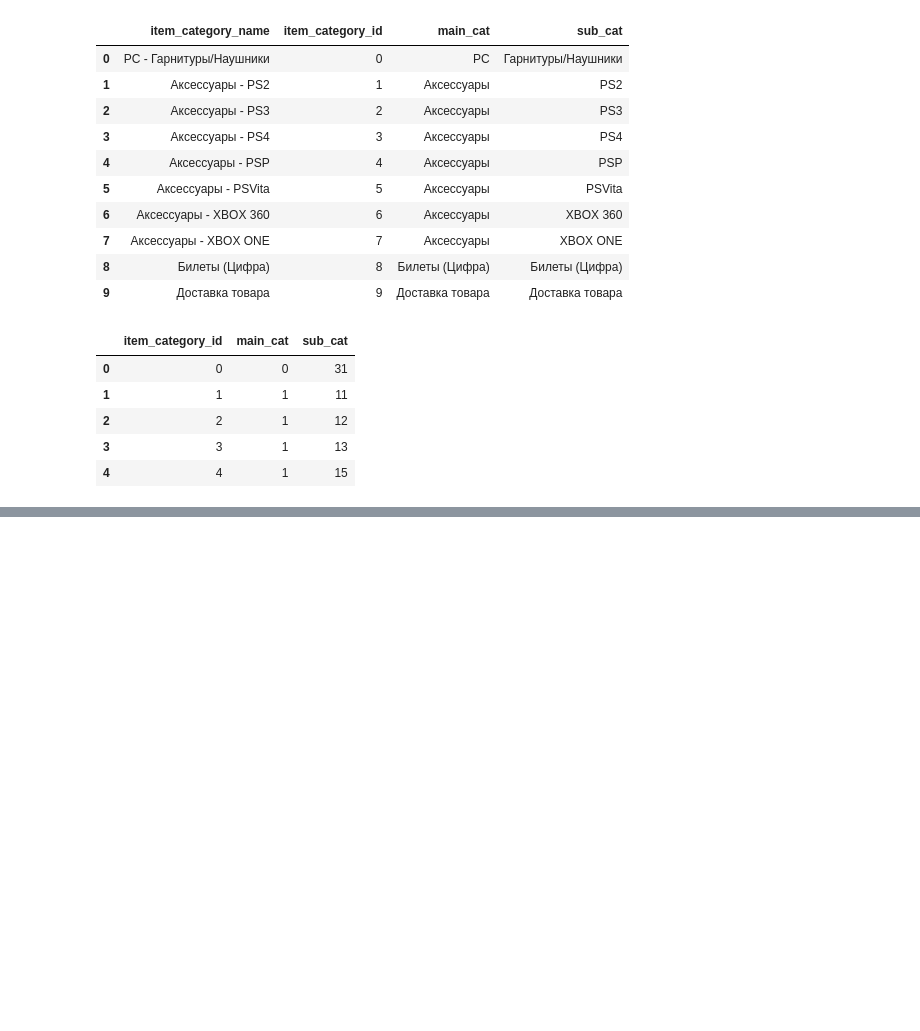
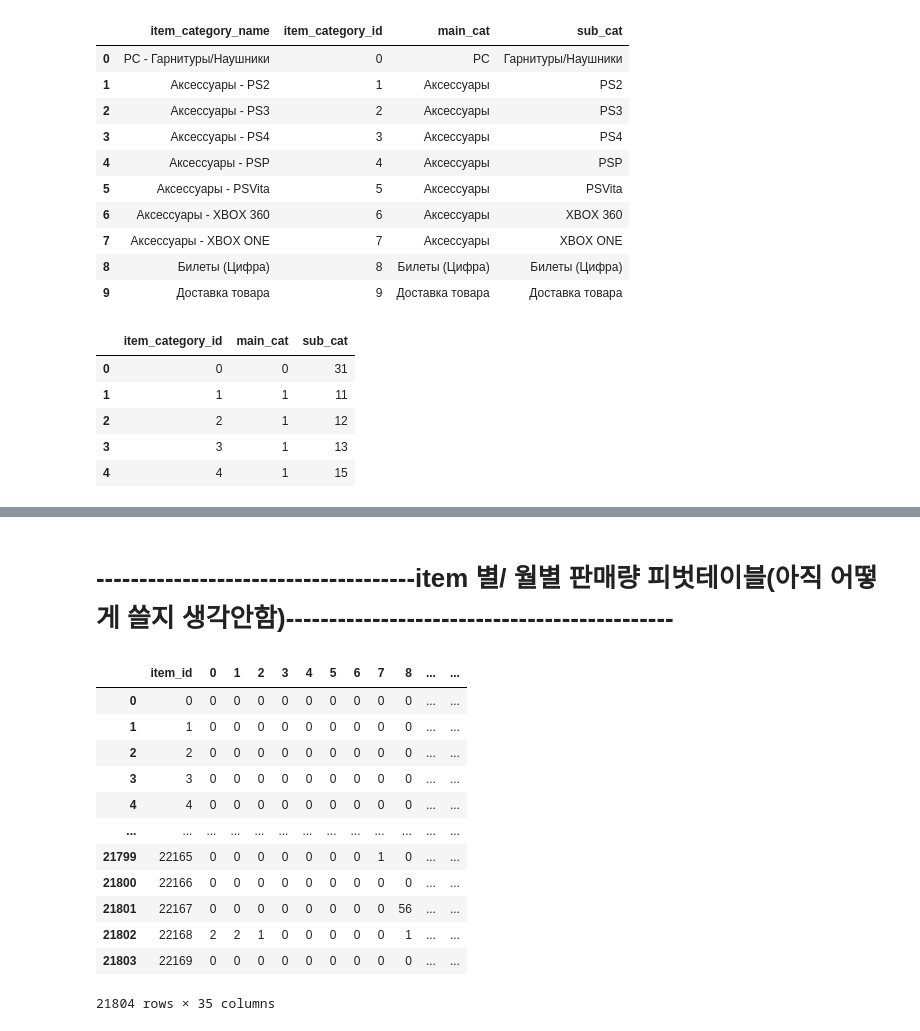
Before and after one commit to dodo-Riley/kaggle, a Jupyter notebook: Future_Sales/upload/DatPi_future_sales_EDA.ipynb, the cells around one changed output, grey strips where cells are left out. Cells and saved outputs as stored; diff of their text form; code cells hidden in the pictures; blank space fills up the shorter version.

```diff
--- a/Future_Sales/upload/DatPi_future_sales_EDA.ipynb
+++ b/Future_Sales/upload/DatPi_future_sales_EDA.ipynb
@@ -730,0 +940,20 @@ df_item_categories_label.head()
+# %% [markdown]
+# -------------------------------------item  별/ 월별 판매량 피벗테이블(아직 어떻게 쓸지 생각안함)---------------------------------------------
+# %%
+cnt_item_month = df_train.pivot_table(index='item_id',values='item_cnt_day', columns='date_block_num', aggfunc='sum', fill_value=0).reset_index()
+cnt_item_month.columns.name = None
+cnt_item_month
+# %% [output]
+|  | item_id | 0 | 1 | 2 | 3 | 4 | 5 | 6 | 7 | 8 | ... | ... |
+| 0 | 0 | 0 | 0 | 0 | 0 | 0 | 0 | 0 | 0 | 0 | ... | ... |
+| 1 | 1 | 0 | 0 | 0 | 0 | 0 | 0 | 0 | 0 | 0 | ... | ... |
+| 2 | 2 | 0 | 0 | 0 | 0 | 0 | 0 | 0 | 0 | 0 | ... | ... |
+| 3 | 3 | 0 | 0 | 0 | 0 | 0 | 0 | 0 | 0 | 0 | ... | ... |
+| 4 | 4 | 0 | 0 | 0 | 0 | 0 | 0 | 0 | 0 | 0 | ... | ... |
+| ... | ... | ... | ... | ... | ... | ... | ... | ... | ... | ... | ... | ... |
+| 21799 | 22165 | 0 | 0 | 0 | 0 | 0 | 0 | 0 | 1 | 0 | ... | ... |
+| 21800 | 22166 | 0 | 0 | 0 | 0 | 0 | 0 | 0 | 0 | 0 | ... | ... |
+| 21801 | 22167 | 0 | 0 | 0 | 0 | 0 | 0 | 0 | 0 | 56 | ... | ... |
+| 21802 | 22168 | 2 | 2 | 1 | 0 | 0 | 0 | 0 | 0 | 1 | ... | ... |
+| 21803 | 22169 | 0 | 0 | 0 | 0 | 0 | 0 | 0 | 0 | 0 | ... | ... |
+21804 rows × 35 columns
```
Also changed, not shown: parts of 31 cells of this notebook.
